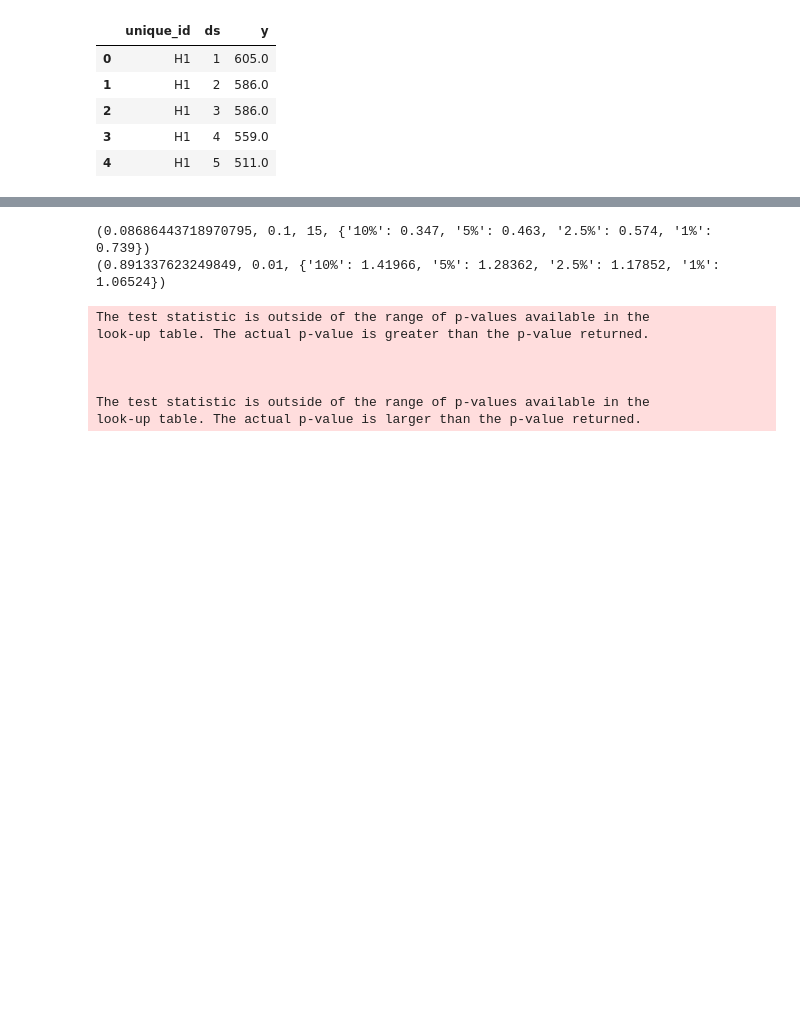
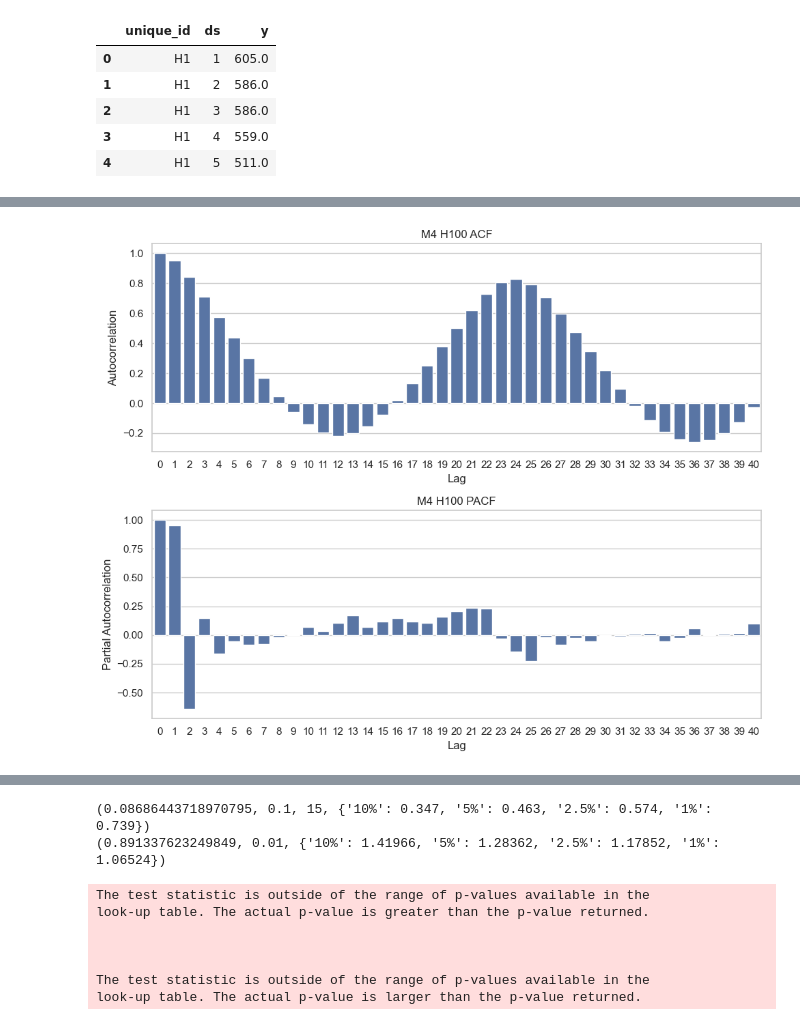
Before and after one commit to cal-yen/fpp3, a Jupyter notebook: chapter_9.ipynb, the cells around one changed output, grey strips where cells are left out. Drawn from its saved outputs; the diff is of its cells as text; code cells hidden in the pictures; blank space fills up the shorter version.

```diff
--- a/chapter_9.ipynb
+++ b/chapter_9.ipynb
@@ -128,0 +78,24 @@ fig.show()
+# %%
+total_lags = 40
+
+acf_values = acf(ds['y'], nlags=total_lags)
+pacf_values = pacf(ds['y'], nlags=total_lags)
+
+lags = np.arange(total_lags + 1)
+
+fig, axs = plt.subplots(2, 1, figsize=(10, 8))
+
+sns.barplot(ax=axs[0], x=lags, y=acf_values)
+axs[0].set_title('M4 H100 ACF')
+axs[0].set_ylabel('Autocorrelation')
+axs[0].set_xlabel('Lag')
+
+sns.barplot(ax=axs[1], x=lags, y=pacf_values)
+axs[1].set_title('M4 H100 PACF')
+axs[1].set_ylabel('Partial Autocorrelation')
+axs[1].set_xlabel('Lag')
+
+plt.tight_layout()
+plt.show()
+# %% [output]
+[figure, added]
```
Also changed, not shown: parts of 12 cells of this notebook, 1 other file.
